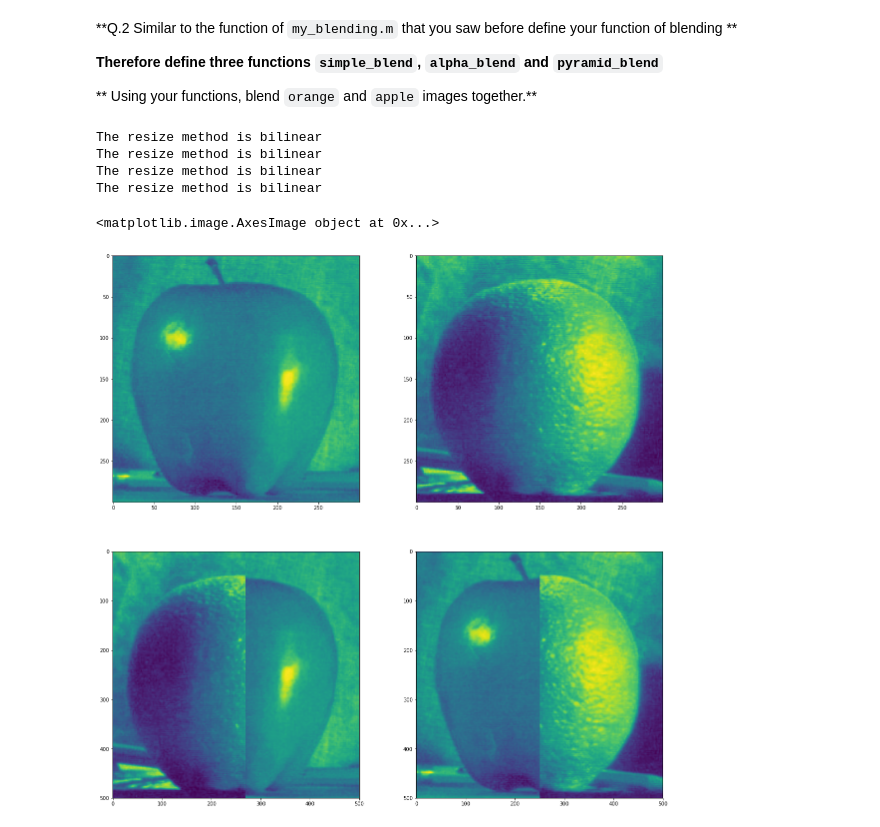
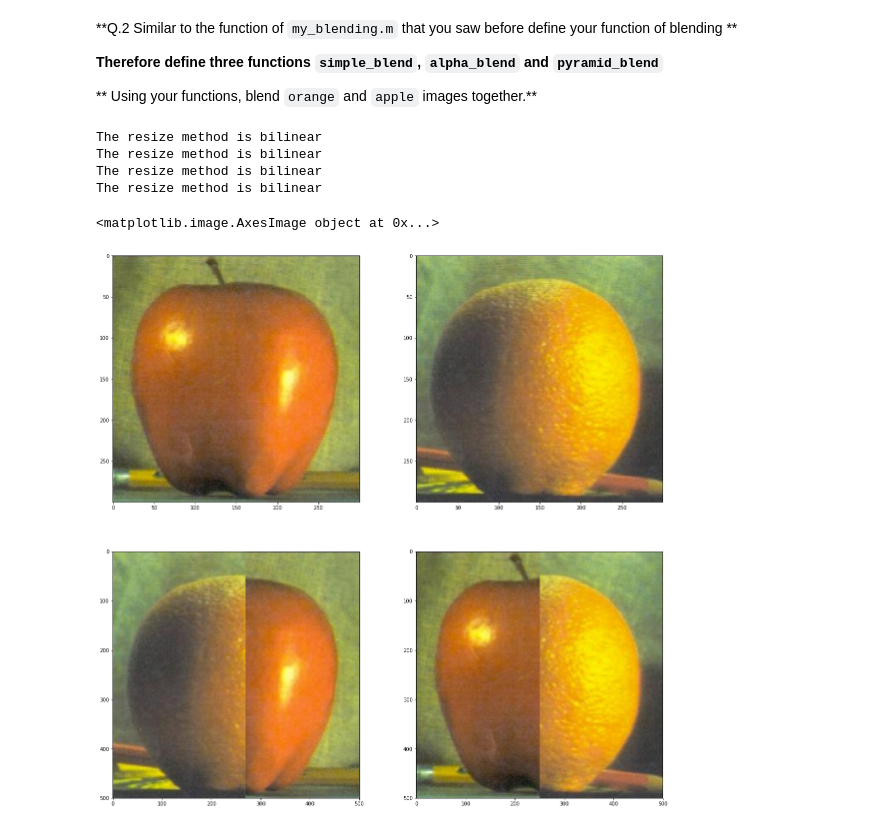
Before and after one commit to auramma/B31XB-IIP-TP-1718, a Jupyter notebook: 3-interpolation-blending/3-interpolation-blending.ipynb, the cells around one changed output. Cells and saved outputs as stored; diff of their text form; code cells hidden in the pictures.

```diff
--- a/3-interpolation-blending/3-interpolation-blending.ipynb
+++ b/3-interpolation-blending/3-interpolation-blending.ipynb
@@ -79,12 +79,12 @@ The resize method is bicubic
 
 ** Using your functions, blend `orange` and `apple` images together.**
 # %%
-def simple_blend(im1, im2):
+def simple_blend(img1, img2):
 
     size = 500
 
-    im1 = ImResize(im1, (size,size) , 'bilinear')
-    im2 = ImResize(im2, (size,size) , 'bilinear')
+    img1 = ImResize(img1, (size,size) , 'bilinear')
+    img2 = ImResize(img2, (size,size) , 'bilinear')
 
     ResultImage = [[0 for x in range(size)] for y in range(size)]
 
@@ -94,23 +94,23 @@ def simple_blend(im1, im2):
 
         if i <= size/2:
             while j < size:
-                ResultImage[j][i] = im1[j][i]
+                ResultImage[j][i] = img1[j][i]
                 j = j +1
 
         if i > size/2:
             while j < size:
-                ResultImage[j][i] = im2[j][i]
+                ResultImage[j][i] = img2[j][i]
                 j = j +1
         i = i + 1
 
     return ResultImage
 # %%
-def alpha_blend(im1, im2, step):
+def alpha_blend(img1, img2, step):
 
     size = 500
 
-    im1 = ImResize(im1, (size,size) , 'bilinear')
-    im2 = ImResize(im2, (size,size) , 'bilinear')
+    img1 = ImResize(img1, (size,size) , 'bilinear')
+    img2 = ImResize(img2, (size,size) , 'bilinear')
 
     ResultImage = [[0 for x in range(size)] for y in range(size)]
 
@@ -126,35 +126,35 @@ def alpha_blend(im1, im2, step):
             alpha = 1
 
         while j < size:
-            ResultImage[j][i] = alpha * im1[j][i] + (1-alpha) * im2[j][i]
+            ResultImage[j][i] = alpha * img1[j][i] + (1-alpha) * img2[j][i]
             j = j + 1
 
         i = i + 1
 
     return ResultImage
 # %%
-apple = io.imread('./images/apple.jpeg',as_grey = True)
+apple = io.imread('./images/apple.jpeg',as_grey = False)
 appleF = img_as_float(apple)
 
-orange = io.imread('./images/orange.jpeg',as_grey = True)
+orange = io.imread('./images/orange.jpeg',as_grey = False)
 orangeF = img_as_float(orange)
 
 new = alpha_blend(apple, orange, 20)
 newS = simple_blend(apple, orange)
 
 f, axes = plt.subplots(nrows = 2, ncols = 2, figsize = (20,20))
 ax = axes.ravel()
 
 
 
 ax[0].imshow(apple)
 ax[1].imshow(orange)
 ax[2].imshow(new)
 ax[3].imshow(newS)
 # %% [output]
 The resize method is bilinear
 The resize method is bilinear
 The resize method is bilinear
 The resize method is bilinear
 <matplotlib.image.AxesImage object at 0x...>
-[figure, old version]
+[figure, new version]
```
Also changed, not shown: parts of 1 cell of this notebook.
